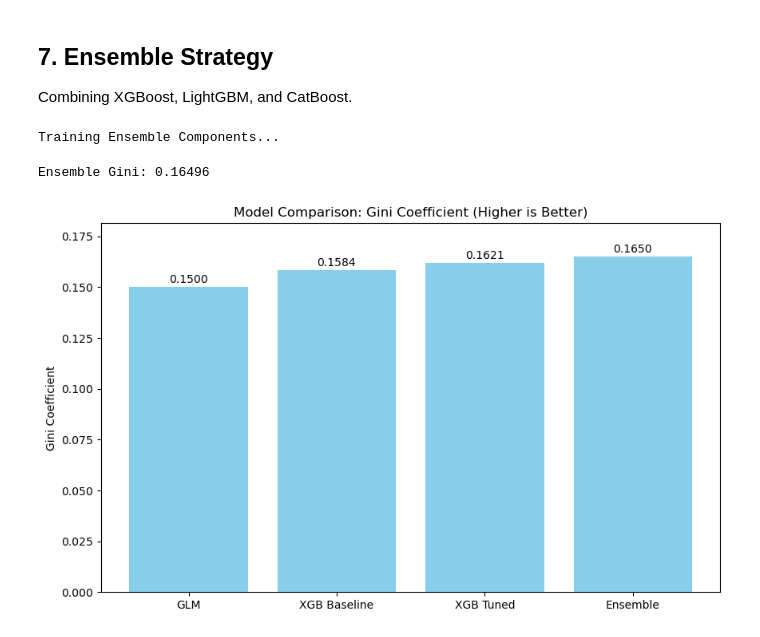
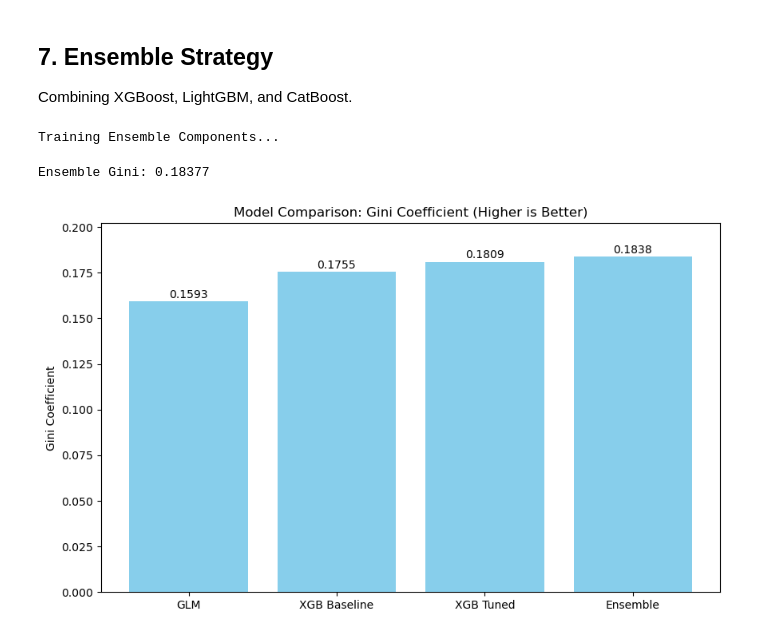
Before and after one commit to WillTrevarthen/Usage-Based-Insurance--UBI--Risk-Scoring-using-Tweedie-XGBoost., a Jupyter notebook: model_tests.ipynb, the cells around one changed output. Cells and saved outputs as stored; diff of their text form; code cells hidden in the pictures.

```diff
--- a/model_tests.ipynb
+++ b/model_tests.ipynb
@@ -61,7 +61,7 @@ glm.fit(X_train_transformed, y_train, sample_weight=w_train)
 
 # Evaluate
 y_pred_glm = glm.predict(X_test_transformed)
-gini_glm = gini_coefficient(y_test, y_pred_glm, w_test)
+gini_glm = gini_coefficient(y_test * w_test, y_pred_glm, w_test)
 dev_glm = mean_tweedie_deviance(y_test, y_pred_glm, power=1.5, sample_weight=w_test)
 
 print(f"GLM Tweedie Deviance: {dev_glm:.5f}")
@@ -96,7 +96,7 @@ xgb_base.fit(
 )
 
 y_pred_xgb = xgb_base.predict(X_test_transformed)
-gini_xgb = gini_coefficient(y_test, y_pred_xgb, w_test)
+gini_xgb = gini_coefficient(y_test * w_test, y_pred_xgb, w_test)
 dev_xgb = mean_tweedie_deviance(y_test, y_pred_xgb, power=1.5, sample_weight=w_test)
 
 print(f"XGBoost Baseline Deviance: {dev_xgb:.5f}")
@@ -184,7 +184,7 @@ best_model.fit(
     verbose=0
 )
 y_pred_opt = best_model.predict(X_test_transformed)
-gini_opt = gini_coefficient(y_test, y_pred_opt, w_test)
+gini_opt = gini_coefficient(y_test * w_test, y_pred_opt, w_test)
 
 print(f"Optimized XGBoost Gini: {gini_opt:.5f}")
 
@@ -294,33 +294,33 @@ m_lgb = lgb.LGBMRegressor(**p_lgb)
 m_lgb.fit(X_train_transformed, y_train, sample_weight=w_train)
 
 # CatBoost
 p_cat = study_cat.best_params
 p_cat.update({'loss_function': 'Tweedie:variance_power=1.5', 'random_seed': 42, 'allow_writing_files': False, 'silent': True})
 m_cat = CatBoostRegressor(**p_cat)
 m_cat.fit(X_train_transformed, y_train, sample_weight=w_train)
 
 # Evaluate Ensemble
 ensemble = TweedieEnsemble(m_xgb, m_lgb, m_cat)
 y_pred_ens = ensemble.predict(X_test_transformed)
-gini_ens = gini_coefficient(y_test, y_pred_ens, w_test)
+gini_ens = gini_coefficient(y_test * w_test, y_pred_ens, w_test)
 print(f"Ensemble Gini: {gini_ens:.5f}")
 joblib.dump(ensemble, "tuned_tweedie_ensemble_model.joblib")
 
 # Visualization
 results = pd.DataFrame({
     'Model': ['GLM', 'XGB Baseline', 'XGB Tuned', 'Ensemble'],
     'Gini': [gini_glm, gini_xgb, gini_opt, gini_ens]
 }).sort_values('Gini')
 
 plt.figure(figsize=(10, 6))
 plt.bar(results['Model'], results['Gini'], color='skyblue')
 plt.title('Model Comparison: Gini Coefficient (Higher is Better)')
 plt.ylabel('Gini Coefficient')
 plt.ylim(0, max(results['Gini']) * 1.1)
 for i, v in enumerate(results['Gini']):
     plt.text(i, v + 0.002, f"{v:.4f}", ha='center')
 plt.show()
 # %% [output]
 Training Ensemble Components...
-Ensemble Gini: 0.16496
+Ensemble Gini: 0.18377
-[figure, old version]
+[figure, new version]
```
Also changed, not shown: parts of 4 cells of this notebook, 4 other files.
